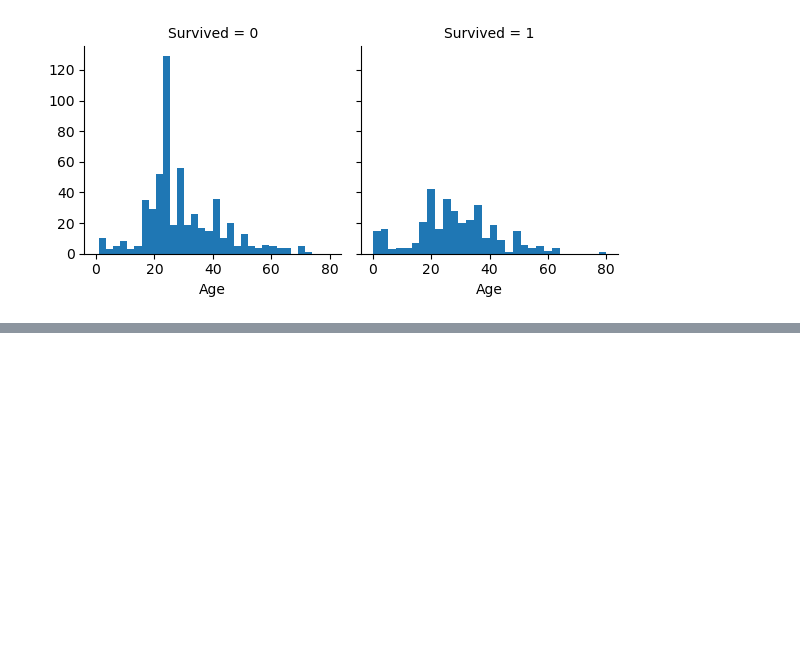
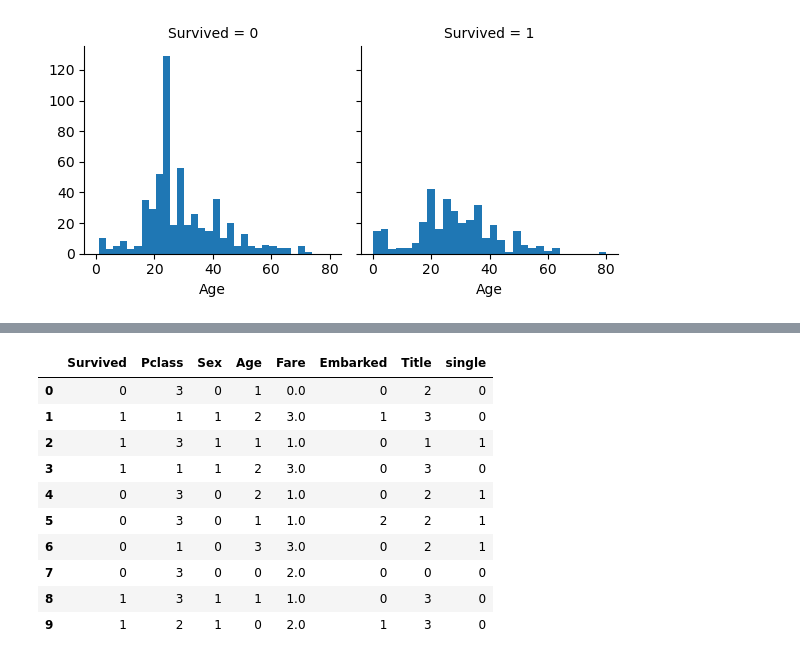
Before and after one commit to wxhnewStar/LearningNoteBook, a Jupyter notebook: Python/Learn_python_yuanweihua/code/practice_dir/process_data.ipynb, the cells around one changed output, grey strips where cells are left out. Cells and saved outputs as stored; diff of their text form; code cells hidden in the pictures; blank space fills up the shorter version.

```diff
--- a/Python/Learn_python_yuanweihua/code/practice_dir/process_data.ipynb
+++ b/Python/Learn_python_yuanweihua/code/practice_dir/process_data.ipynb
@@ -390,0 +392,20 @@ TypeError: FacetGrid.__init__() got an unexpected keyword argument 'size'
+# %%
+## 开始特征工程
+# 在这个阶段，对每一列数据的特性作处理
+# 目的：将有意义的栏位放大， 将无意义的栏位缩小，进而提升数据的可分性
+
+# name 和 passengerId 是无意义的栏位，对分类任务不具备区别性
+# Parch、Sibsp 、Family 都有与生存率没有相关性的值，对分类任务不具备区别性
+# 将它们删除
+train_df = train_df.drop(['Name', 'PassengerId', 'Parch', 'SibSp', 'Family'], axis=1)
+test_df = test_df.drop(['Name', 'PassengerId', 'Parch', 'SibSp', 'Family'], axis=1)
+# %%
+# 接下来，提取不同年龄层，将年龄层分成不同的范围，将连续型数值转换为离散型数值
+for dataset in [train_df, test_df]:
+    dataset.loc[dataset['Age'] <= 15, 'Age'] = 0
+    dataset.loc[(dataset['Age'] > 15) & (dataset['Age'] <= 30), 'Age'] = 1
+    dataset.loc[(dataset['Age'] > 30) & (dataset['Age'] <= 45), 'Age'] = 2
+    dataset.loc[(dataset['Age'] > 45) & (dataset['Age'] <= 60), 'Age'] = 3
+    dataset.loc[dataset['Age'] > 60, 'Age'] = 4
+
+train_df.head()
@@ -390,0 +419,22 @@ TypeError: FacetGrid.__init__() got an unexpected keyword argument 'size'
+# %%
+# 对 Fare 进行处理，将连续型数值转换为离散型数值
+# 按照四分位数来划分
+for dataset in [train_df, test_df]:
+    dataset.loc[dataset['Fare'] <= 7.91, 'Fare'] = 0
+    dataset.loc[(dataset['Fare'] > 7.91 ) & (dataset['Fare'] <= 14.454), 'Fare'] = 1
+    dataset.loc[(dataset['Fare'] > 14.454 ) & (dataset['Fare'] <= 31), 'Fare'] = 2
+    dataset.loc[(dataset['Fare'] > 31 ), 'Fare'] = 3
+
+train_df.head(10)
+# %% [output]
+|  | Survived | Pclass | Sex | Age | Fare | Embarked | Title | single |
+| 0 | 0 | 3 | 0 | 1 | 0.0 | 0 | 2 | 0 |
+| 1 | 1 | 1 | 1 | 2 | 3.0 | 1 | 3 | 0 |
+| 2 | 1 | 3 | 1 | 1 | 1.0 | 0 | 1 | 1 |
+| 3 | 1 | 1 | 1 | 2 | 3.0 | 0 | 3 | 0 |
+| 4 | 0 | 3 | 0 | 2 | 1.0 | 0 | 2 | 1 |
+| 5 | 0 | 3 | 0 | 1 | 1.0 | 2 | 2 | 1 |
+| 6 | 0 | 1 | 0 | 3 | 3.0 | 0 | 2 | 1 |
+| 7 | 0 | 3 | 0 | 0 | 2.0 | 0 | 0 | 0 |
+| 8 | 1 | 3 | 1 | 1 | 1.0 | 0 | 3 | 0 |
+| 9 | 1 | 2 | 1 | 0 | 2.0 | 1 | 3 | 0 |
```
Also changed, not shown: parts of 2 cells of this notebook.
